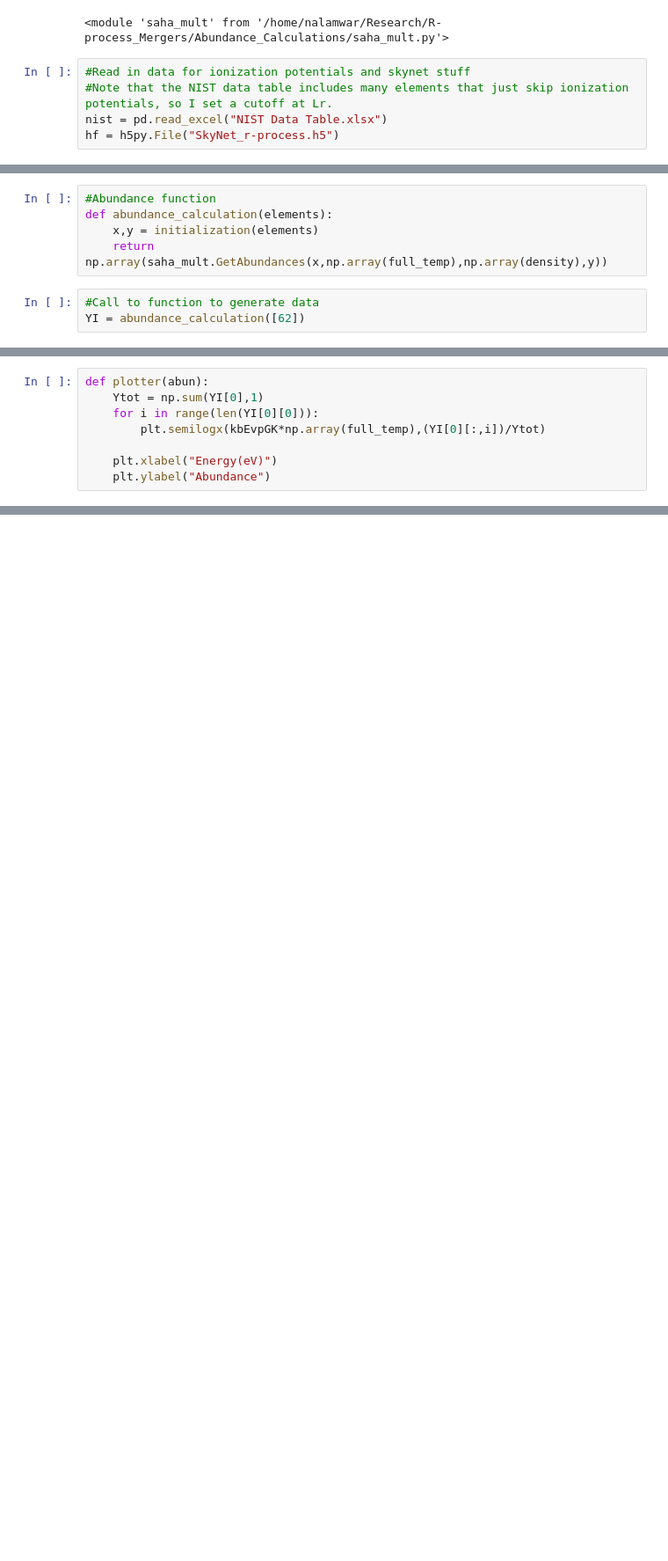
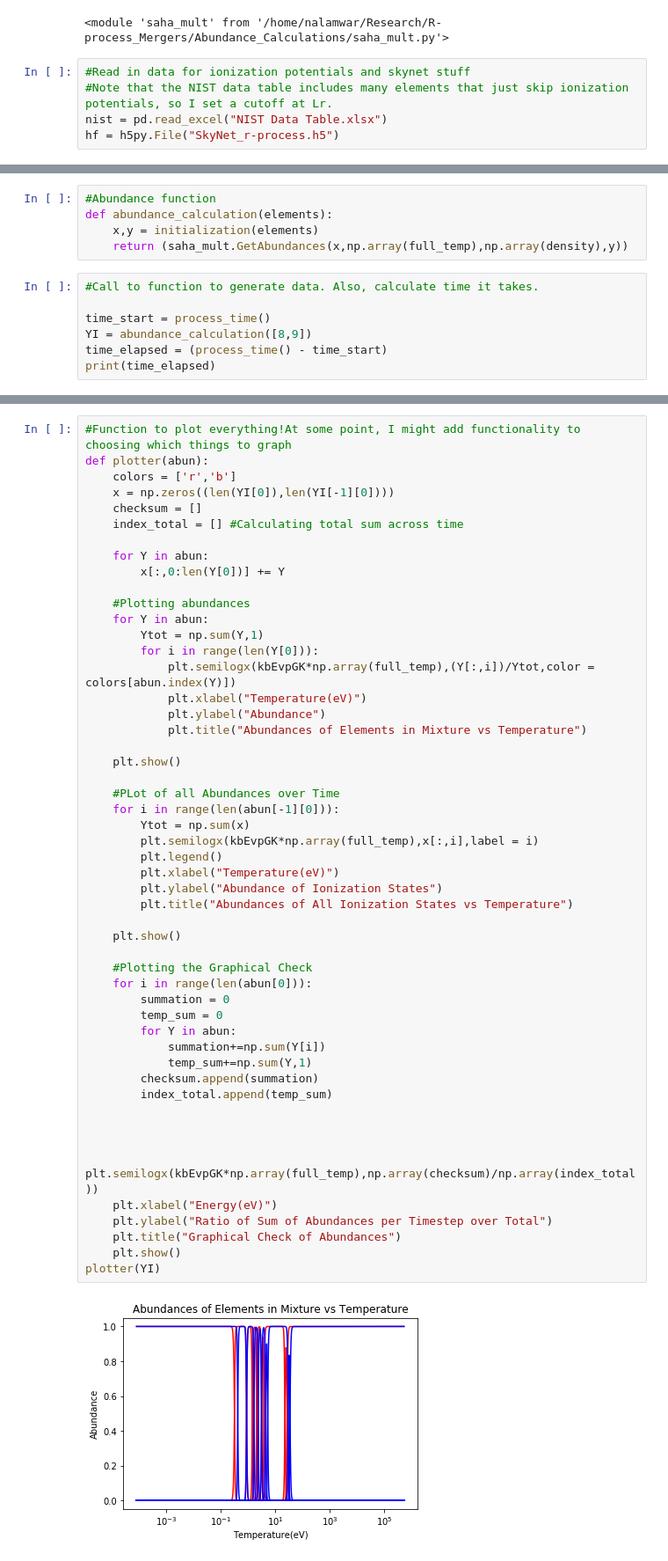
Before and after one commit to PranavNalamwar/R-process_Mergers, a Jupyter notebook: Abundance_Calculations/Abundance_Function.ipynb, the cells around one changed output, grey strips where cells are left out. Shown: that part at 88% size. Drawn from its saved outputs; the diff is of its cells as text; blank space fills up the shorter version.

Commit message:
I was able to fix the CheckSum plot, which means it will always track changes in the total abundance. The line will always be flat at 0

```diff
--- a/Abundance_Calculations/Abundance_Function.ipynb
+++ b/Abundance_Calculations/Abundance_Function.ipynb
@@ -117,7 +118,11 @@ def initialization(elements):
 #Abundance function
 def abundance_calculation(elements):
     x,y = initialization(elements)
-    return np.array(saha_mult.GetAbundances(x,np.array(full_temp),np.array(density),y))
+    return (saha_mult.GetAbundances(x,np.array(full_temp),np.array(density),y))
 # %%
-#Call to function to generate data
-YI = abundance_calculation([62])
+#Call to function to generate data. Also, calculate time it takes.
+
+time_start = process_time()
+YI = abundance_calculation([8,9])
+time_elapsed = (process_time() - time_start)
+print(time_elapsed)
@@ -124,8 +130,0 @@ YI = abundance_calculation([62])
-# %%
-def plotter(abun):
-    Ytot = np.sum(YI[0],1)
-    for i in range(len(YI[0][0])):
-        plt.semilogx(kbEvpGK*np.array(full_temp),(YI[0][:,i])/Ytot)
-
-    plt.xlabel("Energy(eV)")
-    plt.ylabel("Abundance")
@@ -134,0 +135,53 @@ Text(0, 0.5, 'Abundance')
+# %%
+#Function to plot everything!At some point, I might add functionality to choosing which things to graph
+def plotter(abun):
+    colors = ['r','b']
+    x = np.zeros((len(YI[0]),len(YI[-1][0])))
+    checksum = []
+    index_total = [] #Calculating total sum across time
+
+    for Y in abun:
+        x[:,0:len(Y[0])] += Y
+
+    #Plotting abundances
+    for Y in abun:
+        Ytot = np.sum(Y,1)
+        for i in range(len(Y[0])):
+            plt.semilogx(kbEvpGK*np.array(full_temp),(Y[:,i])/Ytot,color = colors[abun.index(Y)])
+            plt.xlabel("Temperature(eV)")
+            plt.ylabel("Abundance")
+            plt.title("Abundances of Elements in Mixture vs Temperature")
+
+    plt.show()
+
+    #PLot of all Abundances over Time
+    for i in range(len(abun[-1][0])):
+        Ytot = np.sum(x)
+        plt.semilogx(kbEvpGK*np.array(full_temp),x[:,i],label = i)
+        plt.legend()
+        plt.xlabel("Temperature(eV)")
+        plt.ylabel("Abundance of Ionization States")
+        plt.title("Abundances of All Ionization States vs Temperature")
+
+    plt.show()
+
+    #Plotting the Graphical Check
+    for i in range(len(abun[0])):
+        summation = 0
+        temp_sum = 0
+        for Y in abun:
+            summation+=np.sum(Y[i])
+            temp_sum+=np.sum(Y,1)
+        checksum.append(summation)
+        index_total.append(temp_sum)
+
+
+
+    plt.semilogx(kbEvpGK*np.array(full_temp),np.array(checksum)/np.array(index_total))
+    plt.xlabel("Energy(eV)")
+    plt.ylabel("Ratio of Sum of Abundances per Timestep over Total")
+    plt.title("Graphical Check of Abundances")
+    plt.show()
+plotter(YI)
+# %% [output]
+[figure, added]
```
Also changed, not shown: parts of 7 cells of this notebook.
